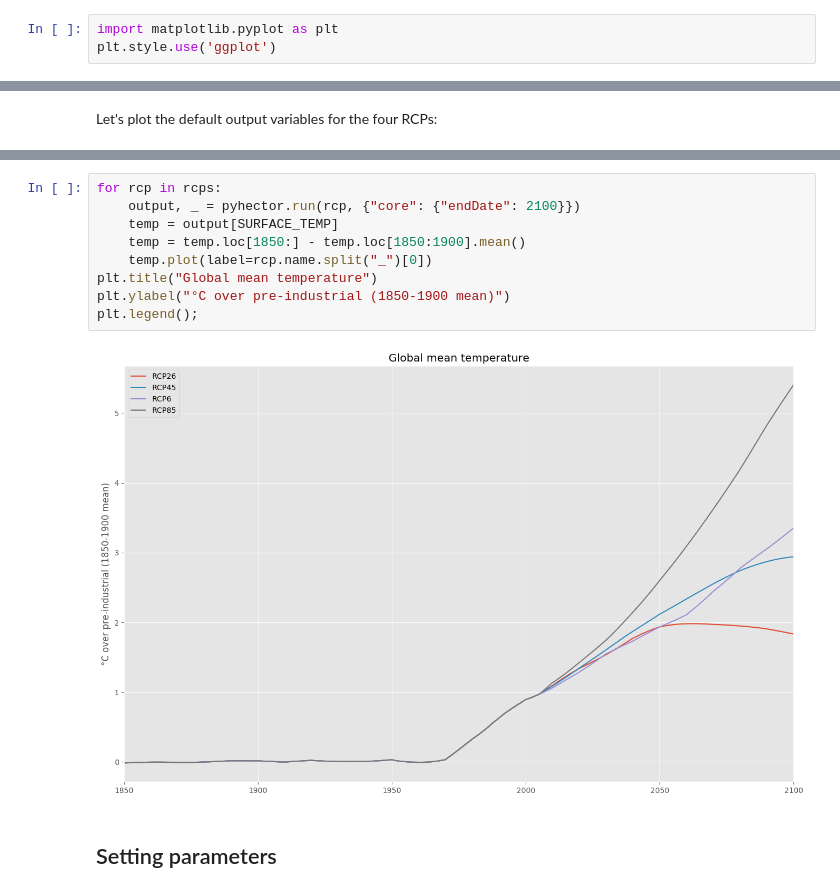
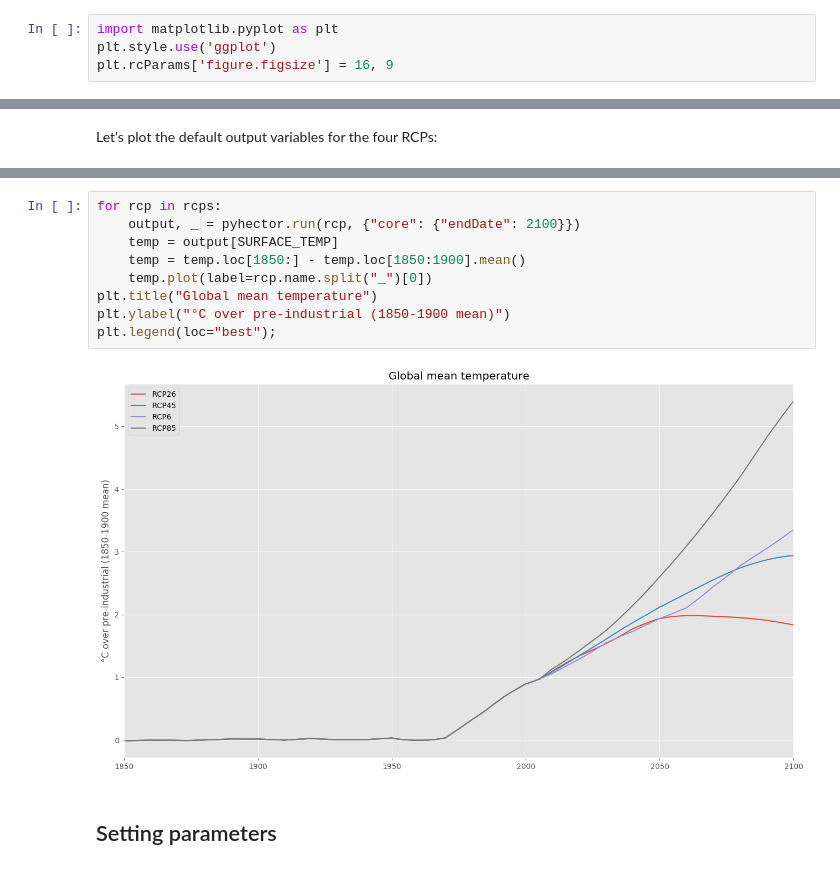
Before and after one commit to openclimatedata/pyhector, a Jupyter notebook: index.ipynb, the cells around one changed output, grey strips where cells are left out. Cells and saved outputs as stored; diff of their text form.

Commit message:
Adjust default image size

```diff
--- a/index.ipynb
+++ b/index.ipynb
@@ -5,6 +5,7 @@
 # %%
 import matplotlib.pyplot as plt
 plt.style.use('ggplot')
+plt.rcParams['figure.figsize'] = 16, 9
 # %%
 import pyhector
 from pyhector import rcp26, rcp45, rcp60, rcp85
@@ -122,14 +123,14 @@ plt.ylabel(pyhector.variables[CONCENTRATION_CO2]["unit"]);
 # %%
 for rcp in rcps:
     output, _ = pyhector.run(rcp, {"core": {"endDate": 2100}})
     temp = output[SURFACE_TEMP]
     temp = temp.loc[1850:] - temp.loc[1850:1900].mean()
     temp.plot(label=rcp.name.split("_")[0])
 plt.title("Global mean temperature")
 plt.ylabel("°C over pre-industrial (1850-1900 mean)")
-plt.legend();
+plt.legend(loc="best");
 # %% [output]
-[figure, old version]
+[figure, new version]
 # %% [markdown]
 ## Setting parameters
 # %% [markdown]
```
Also changed, not shown: parts of 6 cells of this notebook.
